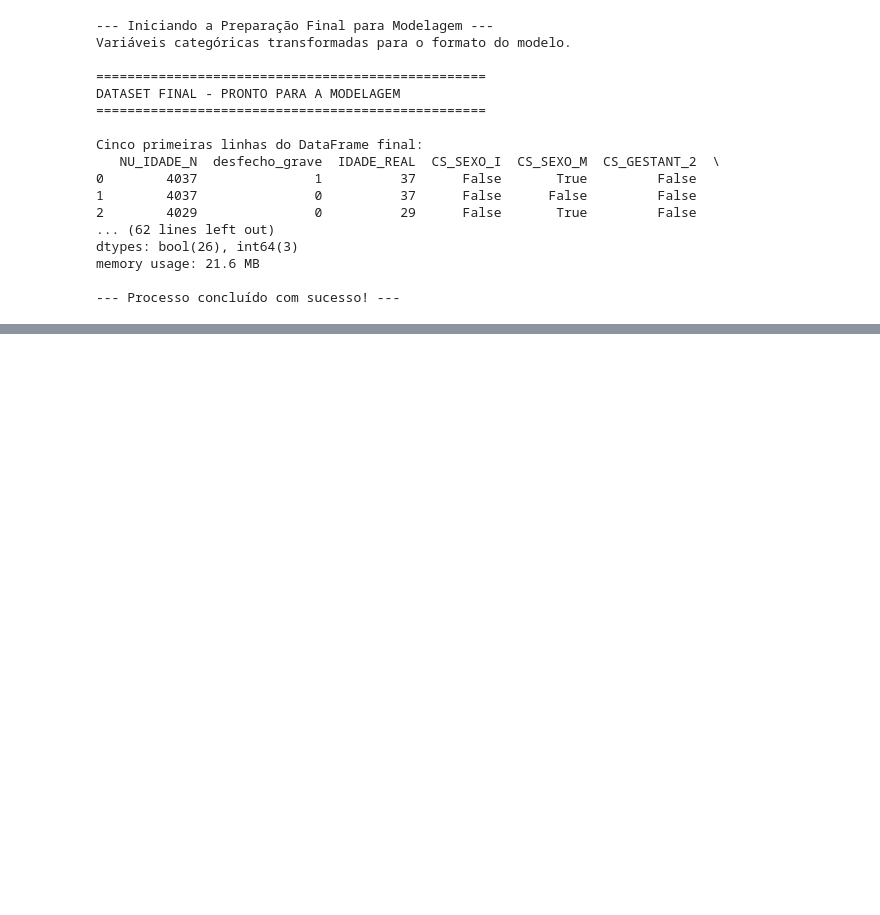
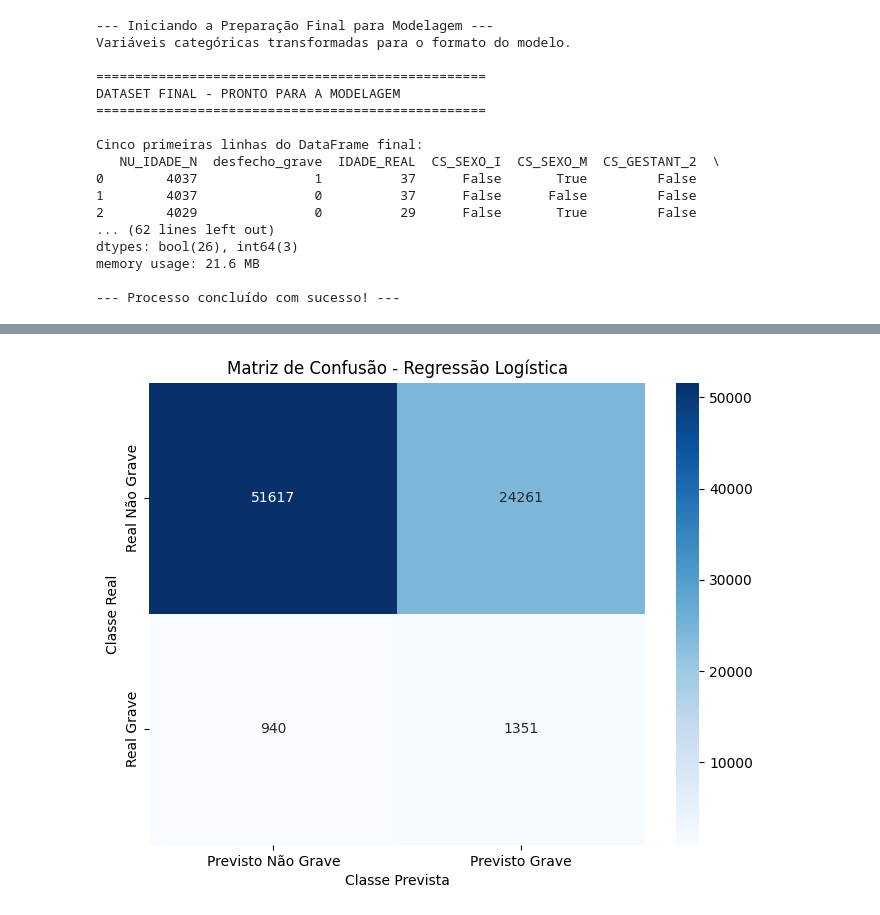
Before and after one commit to EnzoMoraes-full/PI-IV, a Jupyter notebook: codigo_PI.ipynb, the cells around one changed output, grey strips where cells are left out. Cells and saved outputs as stored; diff of their text form; code cells hidden in the pictures; blank space fills up the shorter version.

Commit message:
Implementação da Modelagem Preditiva

```diff
--- a/codigo_PI.ipynb
+++ b/codigo_PI.ipynb
@@ -280,3 +351,86 @@ dtypes: bool(26), int64(3)
 memory usage: 21.6 MB
 
 --- Processo concluído com sucesso! ---
+# %%
+# --- SEÇÃO 5: MODELAGEM PREDITIVA ---
+print("\n--- Iniciando a Etapa de Modelagem Preditiva ---")
+
+from sklearn.model_selection import train_test_split
+from sklearn.linear_model import LogisticRegression
+from sklearn.metrics import classification_report, confusion_matrix
+
+# 5.1. Preparação Final para modelagem (One-Hot Encoding)
+print(f"Preparando 'df_modelo' com {df_modelo.shape[0]} registros para a modelagem...")
+
+# Colunas para transformar em dummies
+colunas_para_encoder = [
+    'CS_SEXO', 'CS_GESTANT', 'CS_RACA', 'FEBRE', 'MIALGIA', 'CEFALEIA',
+    'EXANTEMA', 'ARTRITE', 'ARTRALGIA', 'DIABETES', 'HEMATOLOG',
+    'HEPATOPAT', 'RENAL', 'HIPERTENSA', 'ACIDO_PEPT', 'AUTO_IMUNE'
+]
+
+# Criar o DataFrame final para o modelo
+# drop_first=True ajuda a reduzir a dimensionalidade
+df_final = pd.get_dummies(df_modelo, columns=colunas_para_encoder, drop_first=True)
+
+# Remov a coluna 'NU_IDADE_N' original, pois já temos a 'IDADE_REAL'
+if 'NU_IDADE_N' in df_final.columns:
+    df_final = df_final.drop('NU_IDADE_N', axis=1)
+
+print("DataFrame 'df_final' criado e pronto para modelagem.")
+
+# 5.2. Divisão dos Dados (Treino e Teste)
+
+# Separar as variáveis preditivas (X) da variável-alvo (y)
+X = df_final.drop('desfecho_grave', axis=1)
+y = df_final['desfecho_grave']
+
+# Dividir em treino (80%) e teste (20%)
+# Uso de 'stratify=y' é CRUCIAL em dados desbalanceados.
+# Isso garante que a proporção de casos graves (0s e 1s) seja a mesma
+# tanto no conjunto de treino quanto no de teste.
+X_train, X_test, y_train, y_test = train_test_split(X, y, test_size=0.2, random_state=42, stratify=y)
+
+print(f"Dados divididos em treino ({X_train.shape[0]} amostras) e teste ({X_test.shape[0]} amostras).")
+
+# 5.3. Treinamento do Modelo (Baseline: Regressão Logística)
+
+# Criar o modelo de Regressão Logística
+# class_weight='balanced' é a nossa estratégia para lidar com o desbalanceamento.
+# Ele dará um "peso" maior para os casos graves (classe 1), que são mais raros.
+modelo_logistico = LogisticRegression(class_weight='balanced', max_iter=1000, random_state=42)
+
+print("\nTreinando o modelo de Regressão Logística...")
+modelo_logistico.fit(X_train, y_train)
+print("Treinamento concluído!")
+
+# 5.4. Avaliação do Modelo
+
+# Fazer previsões no conjunto de teste
+y_pred = modelo_logistico.predict(X_test)
+
+print("\n" + "="*50)
+print("AVALIAÇÃO DO MODELO DE REGRESSÃO LOGÍSTICA")
+print("="*50)
+
+# Relatório de Classificação
+print("\nRelatório de Classificação:")
+# Prestsr atenção especial no 'recall' da linha 'Grave (1)'
+print(classification_report(y_test, y_pred, target_names=['Não Grave (0)', 'Grave (1)']))
+
+# Matriz de Confusão
+print("\nMatriz de Confusão:")
+cm = confusion_matrix(y_test, y_pred)
+
+# Plotar a Matriz de Confusão
+plt.figure(figsize=(8, 6))
+sns.heatmap(cm, annot=True, fmt='d', cmap='Blues',
+            xticklabels=['Previsto Não Grave', 'Previsto Grave'],
+            yticklabels=['Real Não Grave', 'Real Grave'])
+plt.ylabel('Classe Real')
+plt.xlabel('Classe Prevista')
+plt.title('Matriz de Confusão - Regressão Logística')
+plt.show()
+
+print("\n--- Fim da Etapa de Modelagem ---")
+# %% [output]
@@ -282,0 +454 @@ memory usage: 21.6 MB
+[figure, added]
```
Also changed, not shown: parts of 4 cells of this notebook.
